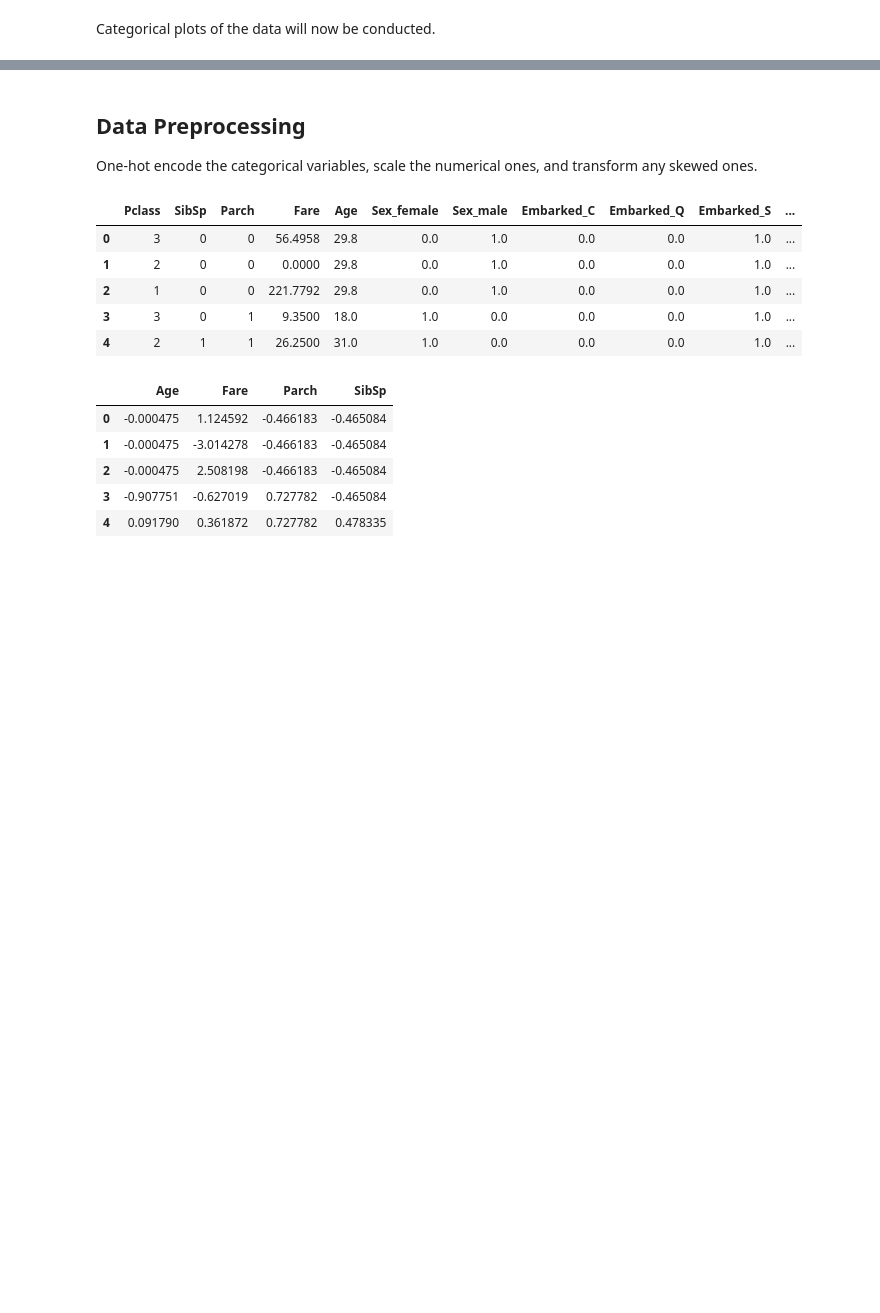
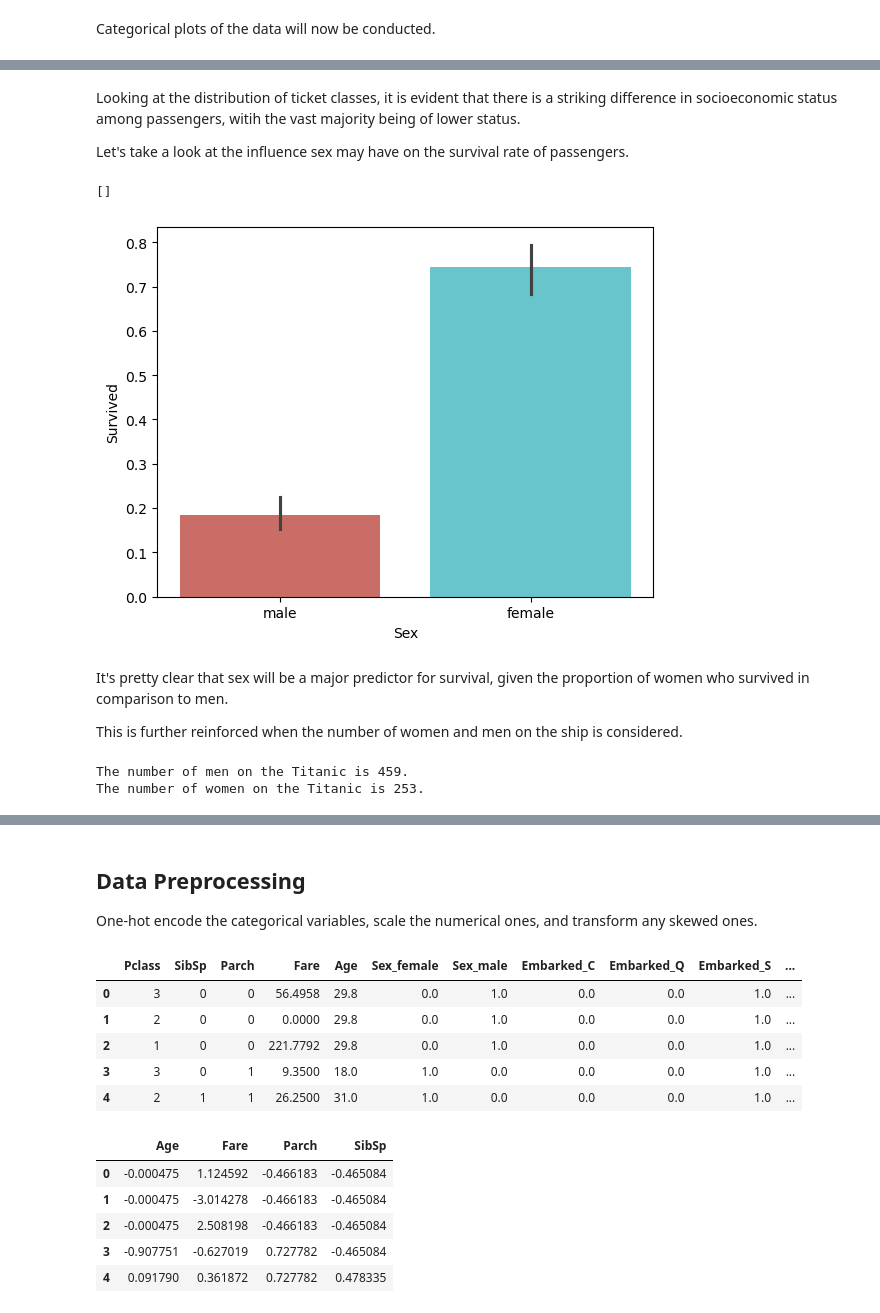
Before and after one commit to alexandergigliottipetruska/AI_projects, a Jupyter notebook: machine_learning/knn_and_decision_trees/3-classification-titanic-dataset-kaggle.ipynb, the cells around one changed output, grey strips where cells are left out. Cells and saved outputs as stored; diff of their text form; code cells hidden in the pictures; blank space fills up the shorter version.

```diff
--- a/machine_learning/knn_and_decision_trees/3-classification-titanic-dataset-kaggle.ipynb
+++ b/machine_learning/knn_and_decision_trees/3-classification-titanic-dataset-kaggle.ipynb
@@ -240,0 +238,21 @@ Categorical plots of the data will now be conducted.
+# %% [markdown]
+Looking at the distribution of ticket classes, it is evident that there is a striking difference in socioeconomic status among passengers, witih the vast majority being of lower status.
+
+Let's take a look at the influence sex may have on the survival rate of passengers.
+# %%
+sns.barplot(combined_data, x="Sex", y="Survived", hue="Sex", palette="hls")
+plt.plot()
+# %% [output]
+[]
+[figure, added]
+# %% [markdown]
+It's pretty clear that sex will be a major predictor for survival, given the proportion of women who survived in comparison to men.
+
+This is further reinforced when the number of women and men on the ship is considered.
+# %%
+value, counts = np.unique(combined_data["Sex"].values, return_counts=True)
+print("The number of men on the Titanic is {0}.".format(counts[1]))
+print("The number of women on the Titanic is {0}.".format(counts[0]))
+# %% [output]
+The number of men on the Titanic is 459.
+The number of women on the Titanic is 253.
```
Also changed, not shown: parts of 24 cells of this notebook.
